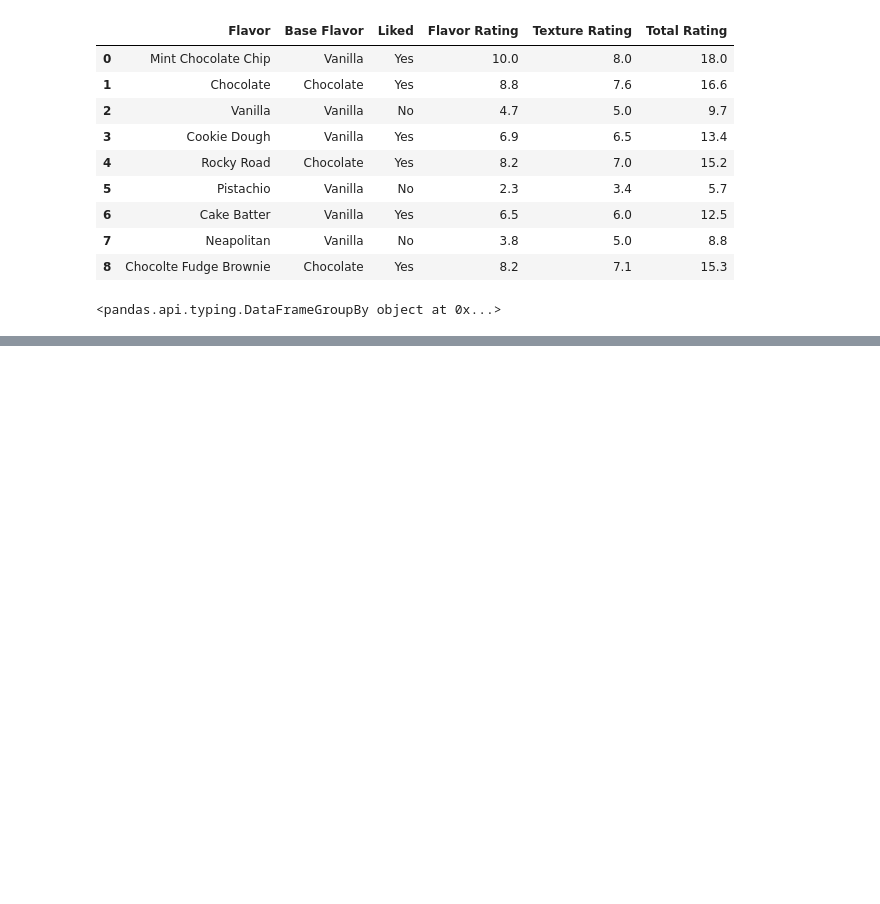
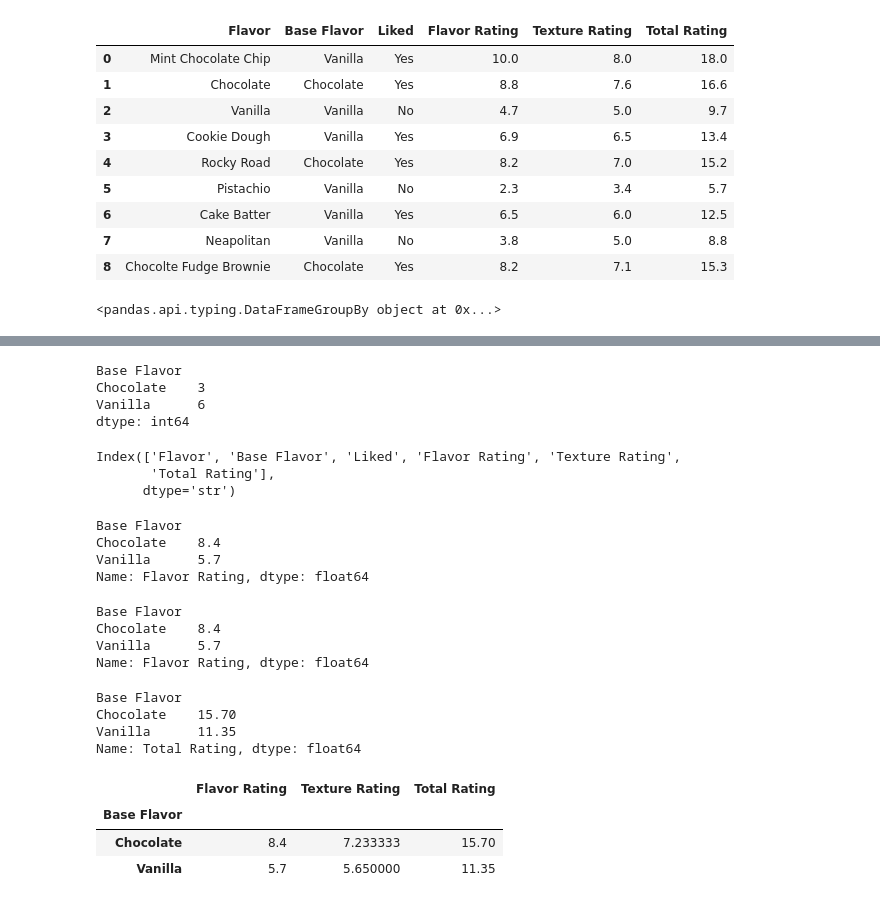
Before and after one commit to kirollos123/data_cleaning, a Jupyter notebook: pandas/Reading_file.ipynb, the cells around one changed output, grey strips where cells are left out. Saved outputs shown, nothing was run; the diff lists cells and outputs as text; code cells hidden in the pictures; blank space fills up the shorter version.

```diff
--- a/pandas/Reading_file.ipynb
+++ b/pandas/Reading_file.ipynb
@@ -517,0 +525,45 @@ group_by_frame
+# %%
+df.groupby('Base Flavor').size()
+# %% [output]
+Base Flavor
+Chocolate    3
+Vanilla      6
+dtype: int64
+# %%
+df.columns
+# %% [output]
+Index(['Flavor', 'Base Flavor', 'Liked', 'Flavor Rating', 'Texture Rating',
+       'Total Rating'],
+      dtype='str')
+# %%
+df.groupby('Base Flavor')['Flavor Rating'].mean()
+# %% [output]
+Base Flavor
+Chocolate    8.4
+Vanilla      5.7
+Name: Flavor Rating, dtype: float64
+# %%
+df.groupby('Base Flavor')['Flavor Rating'].mean()
+# %% [output]
+Base Flavor
+Chocolate    8.4
+Vanilla      5.7
+Name: Flavor Rating, dtype: float64
+# %%
+df.groupby('Base Flavor')['Total Rating'].mean()
+# %% [output]
+Base Flavor
+Chocolate    15.70
+Vanilla      11.35
+Name: Total Rating, dtype: float64
+# %%
+df.groupby('Base Flavor')[[
+    'Flavor Rating',
+    'Texture Rating',
+    'Total Rating'
+]].mean()
+# %% [output]
+|  | Flavor Rating | Texture Rating | Total Rating |
+| Base Flavor |  |  |  |
+| Chocolate | 8.4 | 7.233333 | 15.70 |
+| Vanilla | 5.7 | 5.650000 | 11.35 |
```
Also changed, not shown: parts of 1 cell of this notebook.
